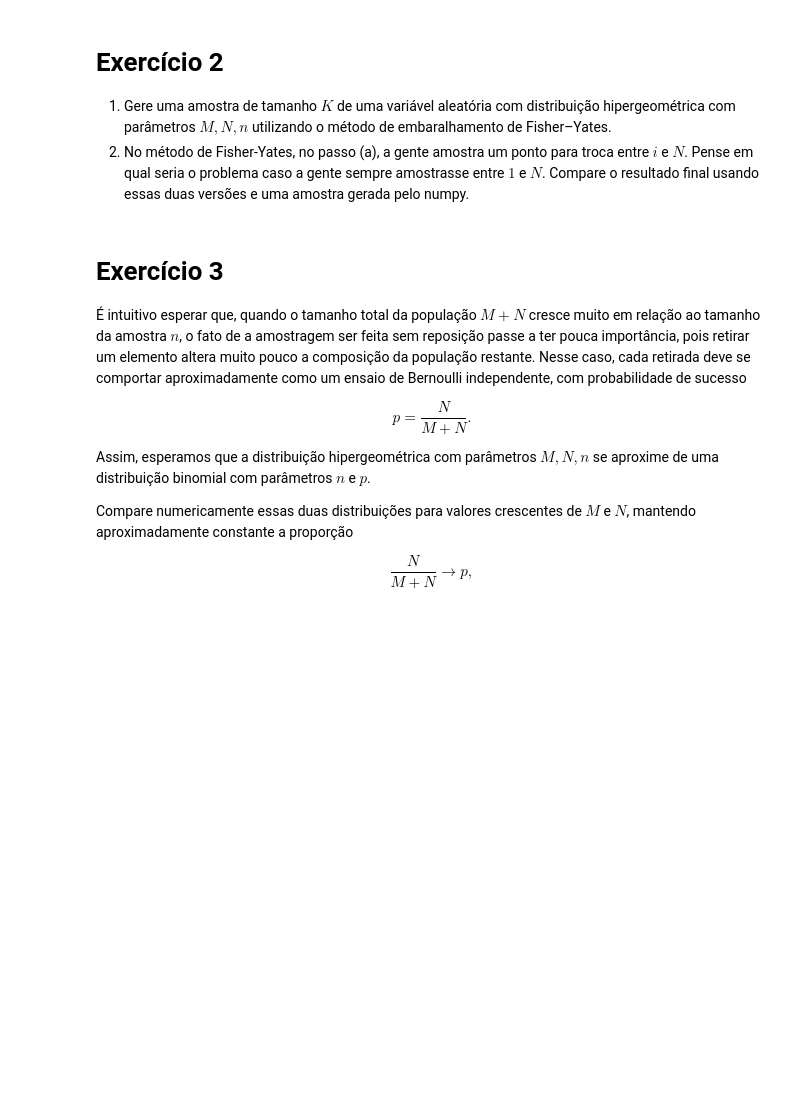
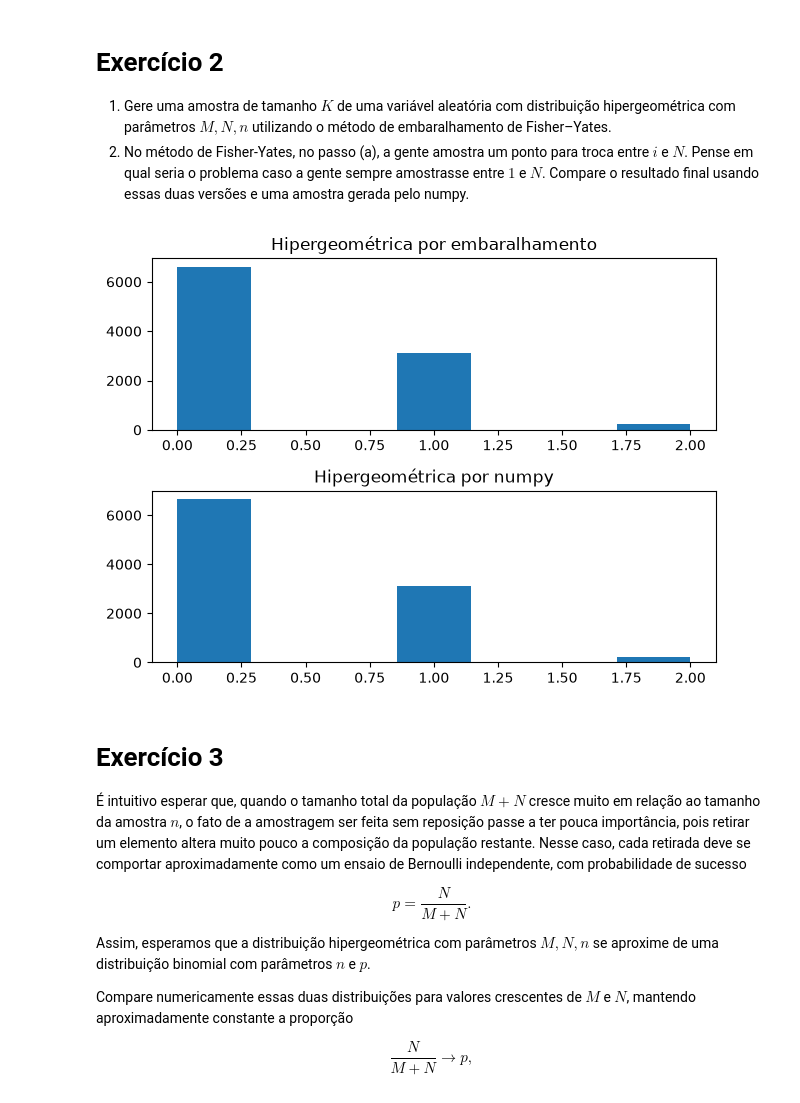
Before and after one commit to BenvenutiMateus/prog-estat, a Jupyter notebook: labs/lab5.ipynb, the cells around one changed output. Cells and saved outputs as stored; diff of their text form; code cells hidden in the pictures; blank space fills up the shorter version.

```diff
--- a/labs/lab5.ipynb
+++ b/labs/lab5.ipynb
@@ -119,6 +120,33 @@ plt.show()
 
 1.  Gere uma amostra de tamanho $K$ de uma variável aleatória com distribuição hipergeométrica com parâmetros $M,N,n$ utilizando o método de embaralhamento de Fisher–Yates.
 2.  No método de Fisher-Yates, no passo (a), a gente amostra um ponto para troca entre $i$ e $N$. Pense em qual seria o problema caso a gente sempre amostrasse entre $1$ e $N$. Compare o resultado final usando essas duas versões e uma amostra gerada pelo numpy.
+# %%
+K = 10000
+
+M = 2
+N = 15
+n = 3
+def hipergeometrica(M,N,n,K):
+    hipers =[]
+    for _ in range(K):
+        lista = [1] * M + [0] * (N)
+        for i in range(n):
+            u = np.random.uniform()
+            pos = int(np.floor(((N+M)-i)*u + i))
+            lista[i],lista[pos] = lista[pos], lista[i]
+        hipers.append(np.sum(lista[:n]))
+    return hipers
+hipers = hipergeometrica(M,N,n,K)
+# %%
+fig, ax = plt.subplots(2,1)
+ax[0].hist(hipers, bins=7)
+ax[0].set_title('Hipergeométrica por embaralhamento')
+ax[1].hist(np.random.hypergeometric(M, N, n, size=K), bins=7)
+ax[1].set_title('Hipergeométrica por numpy')
+plt.tight_layout()
+plt.show()
+# %% [output]
+[figure, added]
 # %% [markdown]
 # Exercício 3
 
```
Also changed, not shown: parts of 5 cells of this notebook.
